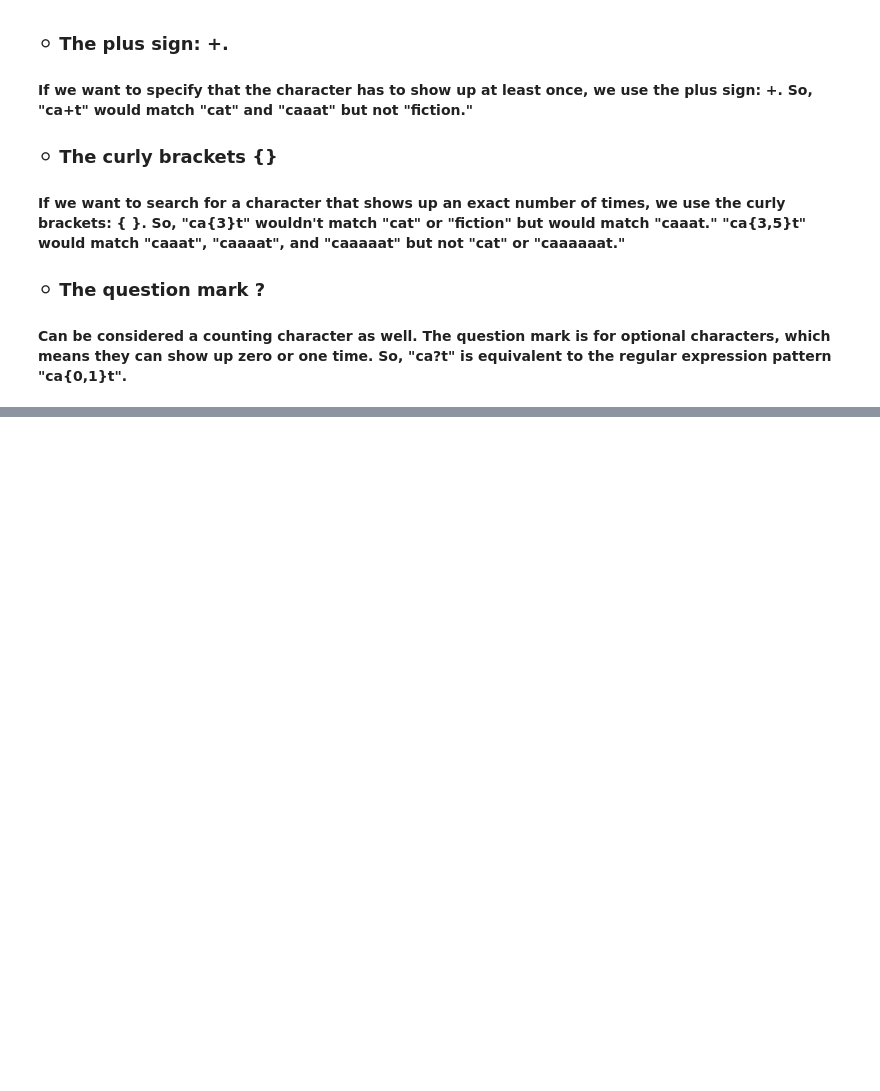
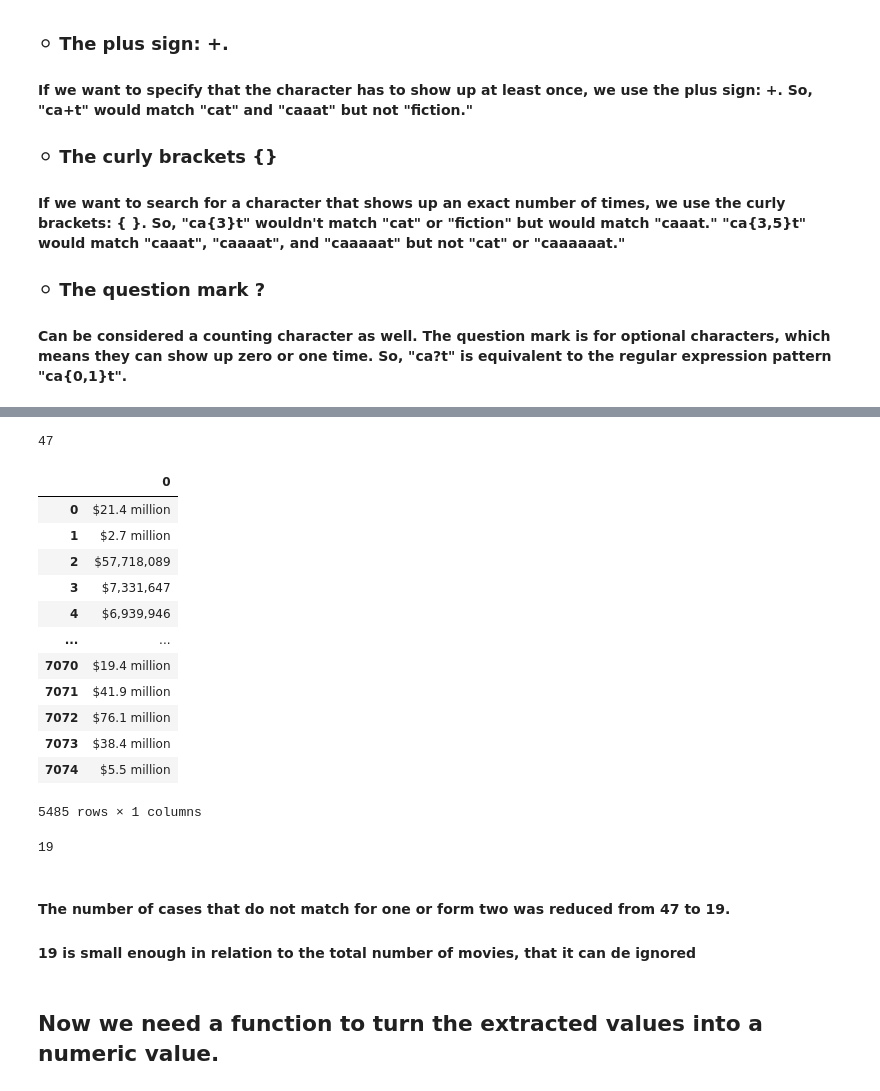
Before and after one commit to Peteresis/Movies-ETL, a Jupyter notebook: PracticeFiles/Movies.ipynb, the cells around one changed output, grey strips where cells are left out. Cells and saved outputs as stored; diff of their text form; code cells hidden in the pictures; blank space fills up the shorter version.

```diff
--- a/PracticeFiles/Movies.ipynb
+++ b/PracticeFiles/Movies.ipynb
@@ -550,0 +755,5 @@ import re
+# %%
+# Count of budget values that DO NOT match form one or form two
+box_office[~matches_form_one & ~matches_form_two].count()
+# %% [output]
+47
@@ -550,0 +767,34 @@ import re
+# %%
+# This additional RegEx is used for when the budget is given as a range
+# Example $32 [2] –33.1 million [1]
+# It will replace any string that starts with a dollar sign and ends with a hyphen, and then replace it with just a dollar sign
+box_office = box_office.str.replace(r'\$.*[-—–](?![a-z])', '$', regex=True)
+# %%
+# The code is finally complete
+box_office.str.extract(f'({form_one}|{form_two})')
+# %% [output]
+|  | 0 |
+| 0 | $21.4 million |
+| 1 | $2.7 million |
+| 2 | $57,718,089 |
+| 3 | $7,331,647 |
+| 4 | $6,939,946 |
+| ... | ... |
+| 7070 | $19.4 million |
+| 7071 | $41.9 million |
+| 7072 | $76.1 million |
+| 7073 | $38.4 million |
+| 7074 | $5.5 million |
+5485 rows × 1 columns
+# %%
+# Count of budget values that DO NOT match form one or form two
+matches_form_one = box_office.str.contains(form_one, flags=re.IGNORECASE, na=False)
+matches_form_two = box_office.str.contains(form_two, flags=re.IGNORECASE, na=False)
+box_office[~matches_form_one & ~matches_form_two].count()
+# %% [output]
+19
+# %% [markdown]
+#### The number of cases that do not match for one or form two was reduced from 47 to 19.
+#### 19 is small enough in relation to the total number of movies, that it can de ignored
+# %% [markdown]
+## Now we need a function to turn the extracted values into a numeric value.
```
Also changed, not shown: parts of 49 cells of this notebook.
